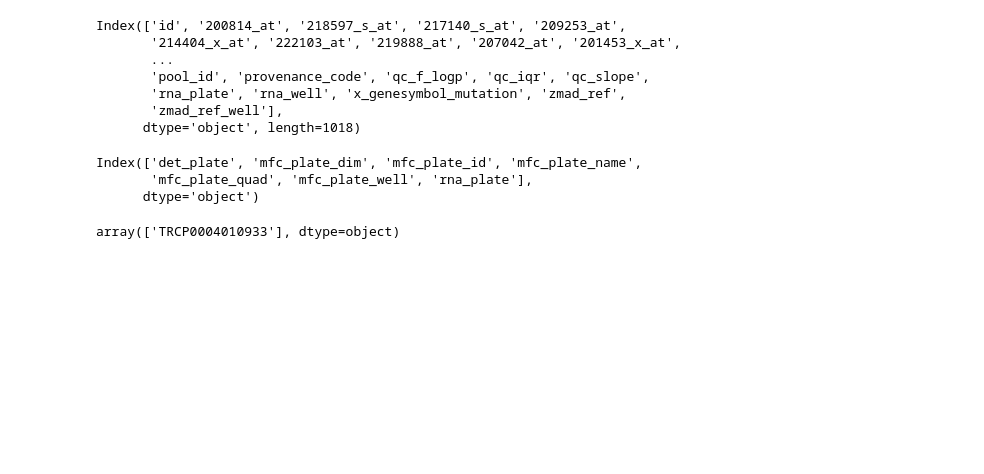
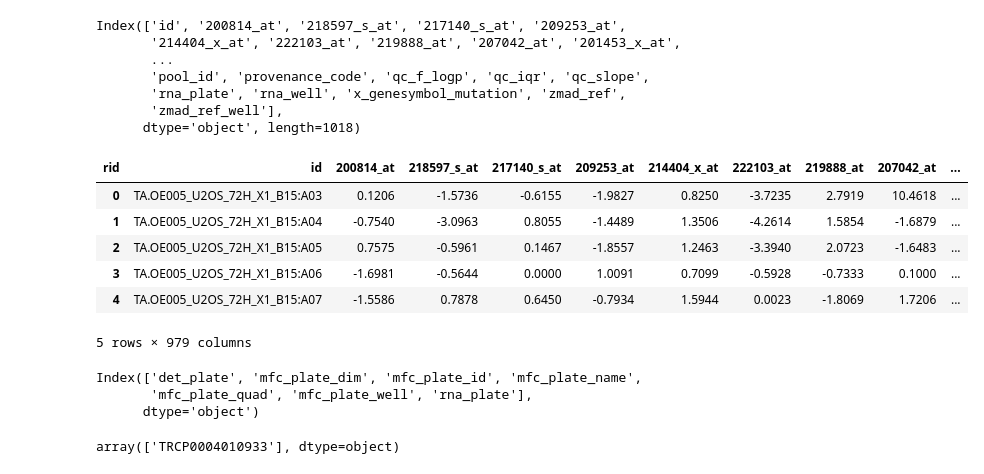
Before and after one commit to broadinstitute/2018_04_20_Rosetta, a Jupyter notebook: 0-preprocess_datasets.ipynb, the cells around one changed output. Saved outputs shown, nothing was run; the diff lists cells and outputs as text; code cells hidden in the pictures; blank space fills up the shorter version.

```diff
--- a/0-preprocess_datasets.ipynb
+++ b/0-preprocess_datasets.ipynb
@@ -155,6 +162,16 @@ Index(['id', '200814_at', '218597_s_at', '217140_s_at', '209253_at',
        'rna_plate', 'rna_well', 'x_genesymbol_mutation', 'zmad_ref',
        'zmad_ref_well'],
       dtype='object', length=1018)
+# %%
+taorf_l1k_df.head()
+# %% [output]
+| rid | id | 200814_at | 218597_s_at | 217140_s_at | 209253_at | 214404_x_at | 222103_at | 219888_at | 207042_at | ... |
+| 0 | TA.OE005_U2OS_72H_X1_B15:A03 | 0.1206 | -1.5736 | -0.6155 | -1.9827 | 0.8250 | -3.7235 | 2.7919 | 10.4618 | ... |
+| 1 | TA.OE005_U2OS_72H_X1_B15:A04 | -0.7540 | -3.0963 | 0.8055 | -1.4489 | 1.3506 | -4.2614 | 1.5854 | -1.6879 | ... |
+| 2 | TA.OE005_U2OS_72H_X1_B15:A05 | 0.7575 | -0.5961 | 0.1467 | -1.8557 | 1.2463 | -3.3940 | 2.0723 | -1.6483 | ... |
+| 3 | TA.OE005_U2OS_72H_X1_B15:A06 | -1.6981 | -0.5644 | 0.0000 | 1.0091 | 0.7099 | -0.5928 | -0.7333 | 0.1000 | ... |
+| 4 | TA.OE005_U2OS_72H_X1_B15:A07 | -1.5586 | 0.7878 | 0.6450 | -0.7934 | 1.5944 | 0.0023 | -1.8069 | 1.7206 | ... |
+5 rows × 979 columns
 # %%
 # taorf_l1k_df2['rna_plate'].unique()
 taorf_l1k_df2.columns[taorf_l1k_df2.columns.str.contains('plate')]
```
Also changed, not shown: parts of 119 cells of this notebook, 6 other files.
